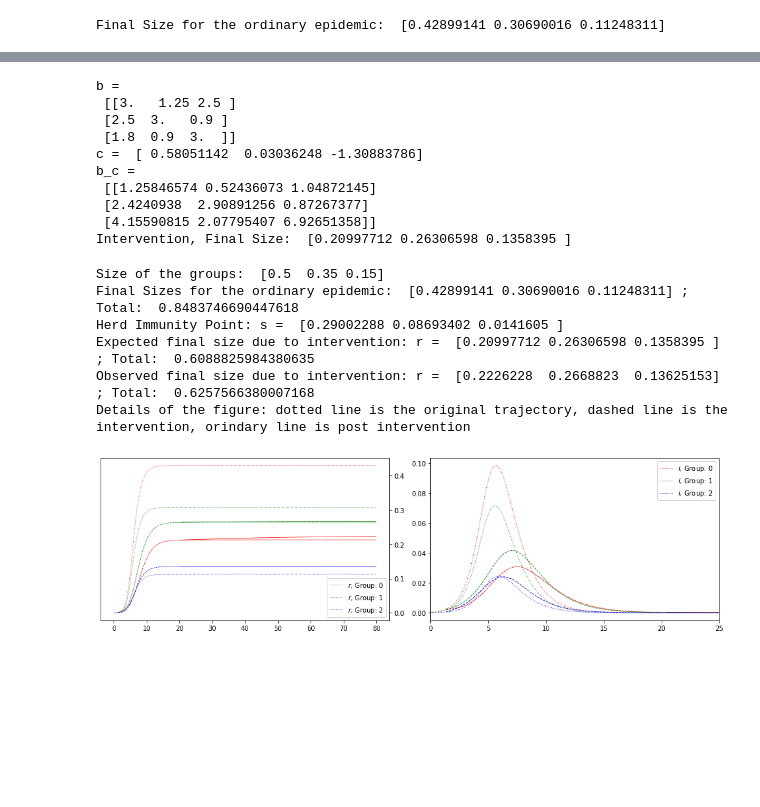
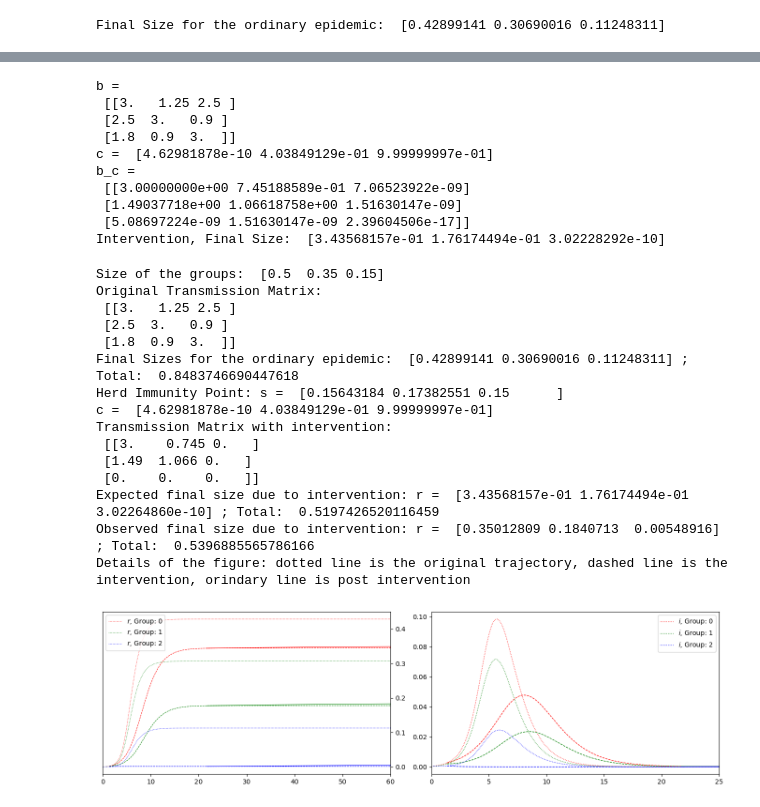
Before and after one commit to Joel-Miller-Lab/optimal-intervention, a Jupyter notebook: long_intervention_groups.ipynb, the cells around one changed output, grey strips where cells are left out. Drawn from its saved outputs; the diff is of its cells as text; code cells hidden in the pictures; blank space fills up the shorter version.

Commit message:
A lot of changes.
Added markup explanations. Included an option for not increasing transmission in any of the groups. Included an option to select a nonlinear intervention or a linear intervention.

```diff
--- a/long_intervention_groups.ipynb
+++ b/long_intervention_groups.ipynb
@@ -34,4 +95,22 @@ Final Size for the ordinary epidemic:  [0.42899141 0.30690016 0.11248311]
 # %%
 def LCFS(a, x): #Expression for linear combination of final sizes 'x'.
     return np.sum(a*x) #a and x are arrays with three elements
+# %%
+def c_typeI(r, b, n):
+    c = np.array([1 + np.log(1-r[0]/n[0])/np.sum(b[0]*r),
+    1 + np.log(1-r[1]/n[1])/np.sum(b[1]*r), 1 + np.log(1-r[2]/n[2])/np.sum(b[2]*r)])
+    return c
+
+def c_typeII_eqn(c, b, r, n):
+    return np.array([np.sum(b[0]*(1-c[0])*(1-c)*r) + np.log(1-r[0]/n[0]),
+    np.sum(b[1]*(1-c[1])*(1-c)*r) + np.log(1-r[1]/n[1]), np.sum(b[2]*(1-c[2])*(1-c)*r) + np.log(1-r[2]/n[2])])
+
+def c_typeII(r, b, n):
+    sol = so.root(c_typeII_eqn, [0.9, 0.9, 0.9], args = (b, r, n)) #Using a numerical solver to find the c values
+    if sol.success == True:
+        #print('Found successful root')
+        return sol.x
+    else:
+        #print('Can not find successful root')
+        return False
 # %%
@@ -117,11 +153,9 @@ fig.tight_layout()
 # %%
-##Pick a point from the above plot that is on the herd immunity line, or even in the negative region.
-s_HI = n- min_size.x ##
-r_HI = n - s_HI ## This will be the final size that we will aim for during the intervention period.
-c = np.array([1 + np.log(1-r_HI[0]/n[0])/np.sum(b[0]*r_HI),
- 1 + np.log(1-r_HI[1]/n[1])/np.sum(b[1]*r_HI), 1 + np.log(1-r_HI[2]/n[2])/np.sum(b[2]*r_HI)])
-b_c = np.array([b[0]*(1-c[0]), b[1]*(1-c[1]), b[2]*(1-c[2])])  ## The new transmission matrix / see above markdown cell
-root = so.root(FS3, [0.9, 0.9, 0.9], args = (b_c, n, gamma))
+##Picked the optimal point from the above plot that is on the herd immunity line and which satisfies the conidition of the intervention
+s_HI = n - min_size.x ##
+r_HI = min_size.x ## This will be the final size that we will aim for during the intervention period.
+
+root = so.root(FS3, [0.1, 0.9, 0.9], args = (b_c, n, gamma))
 print('b = \n', b)
 print('c = ', c)
 print('b_c = \n', b_c)
@@ -131,12 +165,12 @@ b =
  [[3.   1.25 2.5 ]
  [2.5  3.   0.9 ]
  [1.8  0.9  3.  ]]
-c =  [ 0.58051142  0.03036248 -1.30883786]
+c =  [4.62981878e-10 4.03849129e-01 9.99999997e-01]
 b_c =
- [[1.25846574 0.52436073 1.04872145]
- [2.4240938  2.90891256 0.87267377]
- [4.15590815 2.07795407 6.92651358]]
-Intervention, Final Size:  [0.20997712 0.26306598 0.1358395 ]
+ [[3.00000000e+00 7.45188589e-01 7.06523922e-09]
+ [1.49037718e+00 1.06618758e+00 1.51630147e-09]
+ [5.08697224e-09 1.51630147e-09 2.39604506e-17]]
+Intervention, Final Size:  [3.43568157e-01 1.76174494e-01 3.02228292e-10]
 # %%
 def SIR3(t, X, b, g): ##Define the dynamical equations for SIR model with 3 groups and arbitrary transmission
     S = X[0:3]
@@ -173,41 +207,54 @@ t_rel = SOL_int.t[t_rel_idx]  ## Time at which i(t) crosses eps_f, and intervent
 X_init_rel = SOL_int.y[:, t_rel_idx] ##Initial conditions for releasing the interventions
 SOL_rel = solve_ivp(SIR3, [t_rel, tf], X_init_rel, t_eval = np.arange(t_rel, tf-dt, dt), args = (b, gamma)) #Trajectory post intervention
 # %%
-fig, axs = plt.subplots(1, 2, figsize = (17*0.8, 5*0.8))
+fig, axs = plt.subplots(1, 2, figsize = (17*0.8, 5*0.8), dpi = 100)
 #plt.suptitle(r'$\beta: %.2f$, $\gamma: %.2f$, $c: %.3f$'%(beta, gamma, c))
 
 clrs = ['r', 'g', 'b']
 for j, idx in enumerate([6, 7, 8]):
     axs[0].plot(T, SOL_ord.y[idx].T, c = clrs[j], ls = ':', label = r'$r$, Group: %d'%j, lw = 0.75)
     axs[0].plot(SOL_int.t, SOL_int.y[idx].T, c = clrs[j], ls = '--', lw = 0.75)
     axs[0].plot(SOL_rel.t, SOL_rel.y[idx].T, c = clrs[j], ls = '-', lw = 0.75)
 # for j, idx in enumerate([0, 1, 2]):
 #     axs[0].plot(T, SOL_ord.y[idx].T, c = clrs[j], ls = ':', label = r'$s$, Group: %d'%j, lw = 0.75)
 #     axs[0].plot(SOL_int.t, SOL_int.y[idx].T, c = clrs[j], ls = '--', lw = 0.75)
 #     axs[0].plot(SOL_rel.t, SOL_rel.y[idx].T, c = clrs[j], ls = '-', lw = 0.75)
 for j, idx in enumerate([3, 4, 5]):
     axs[1].plot(T, SOL_ord.y[idx].T, c = clrs[j], ls = ':', label = r'$i$, Group: %d'%j, lw = 0.9)
     axs[1].plot(SOL_int.t, SOL_int.y[idx].T, c = clrs[j], ls = '--', lw = 0.9)
     axs[1].plot(SOL_rel.t, SOL_rel.y[idx].T, c = clrs[j], ls = '-', lw = 0.9)
 
 axs[0].yaxis.tick_right()
-axs[0].legend()
+axs[0].legend(loc = 'upper left')
 axs[1].legend()
-#axs[0].set_xlim(0, 25)
+axs[0].set_xlim(0, 60)
 axs[1].set_xlim(0, 25)
 fig.tight_layout()
 
+
 print('Size of the groups: ', n)
+print('Original Transmission Matrix: \n', b)
 print('Final Sizes for the ordinary epidemic: ', FS_ord, '; Total: ', np.sum(FS_ord))
 print('Herd Immunity Point: s = ', s_HI)
+print('c = ', c)
+print('Transmission Matrix with intervention: \n', np.round(b_c, 3))
 print('Expected final size due to intervention: r = ', r_HI, '; Total: ', np.sum(r_HI))
 print('Observed final size due to intervention: r = ', SOL_rel.y[6:9, -1], '; Total: ', np.sum(SOL_rel.y[6:9, -1]))
 print('Details of the figure: dotted line is the original trajectory, dashed line is the intervention, orindary line is post intervention')
 # %% [output]
 Size of the groups:  [0.5  0.35 0.15]
+Original Transmission Matrix:
+ [[3.   1.25 2.5 ]
+ [2.5  3.   0.9 ]
+ [1.8  0.9  3.  ]]
 Final Sizes for the ordinary epidemic:  [0.42899141 0.30690016 0.11248311] ; Total:  0.8483746690447618
-Herd Immunity Point: s =  [0.29002288 0.08693402 0.0141605 ]
-Expected final size due to intervention: r =  [0.20997712 0.26306598 0.1358395 ] ; Total:  0.6088825984380635
-Observed final size due to intervention: r =  [0.2226228  0.2668823  0.13625153] ; Total:  0.6257566380007168
+Herd Immunity Point: s =  [0.15643184 0.17382551 0.15      ]
+c =  [4.62981878e-10 4.03849129e-01 9.99999997e-01]
+Transmission Matrix with intervention:
+ [[3.    0.745 0.   ]
+ [1.49  1.066 0.   ]
+ [0.    0.    0.   ]]
+Expected final size due to intervention: r =  [3.43568157e-01 1.76174494e-01 3.02264860e-10] ; Total:  0.5197426520116459
+Observed final size due to intervention: r =  [0.35012809 0.1840713  0.00548916] ; Total:  0.5396885565786166
 Details of the figure: dotted line is the original trajectory, dashed line is the intervention, orindary line is post intervention
-[figure, old version]
+[figure, new version]
```
Also changed, not shown: parts of 9 cells of this notebook.
